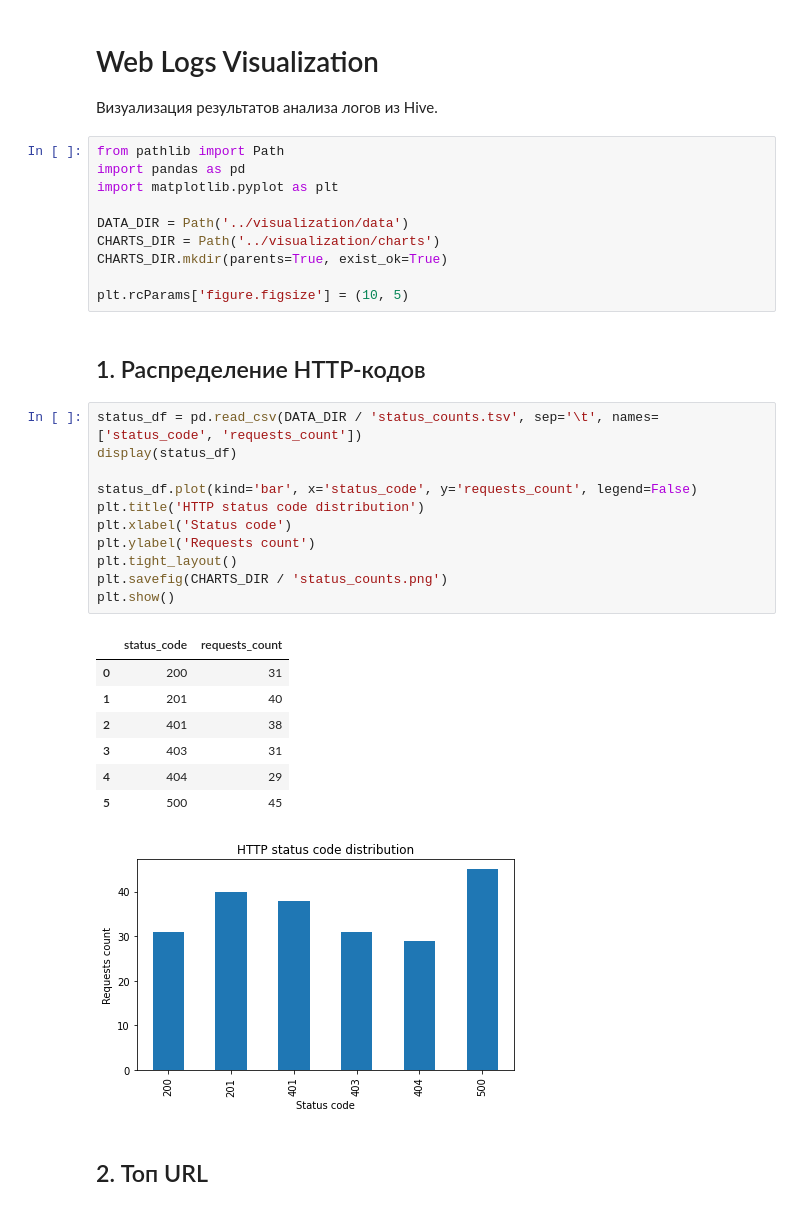
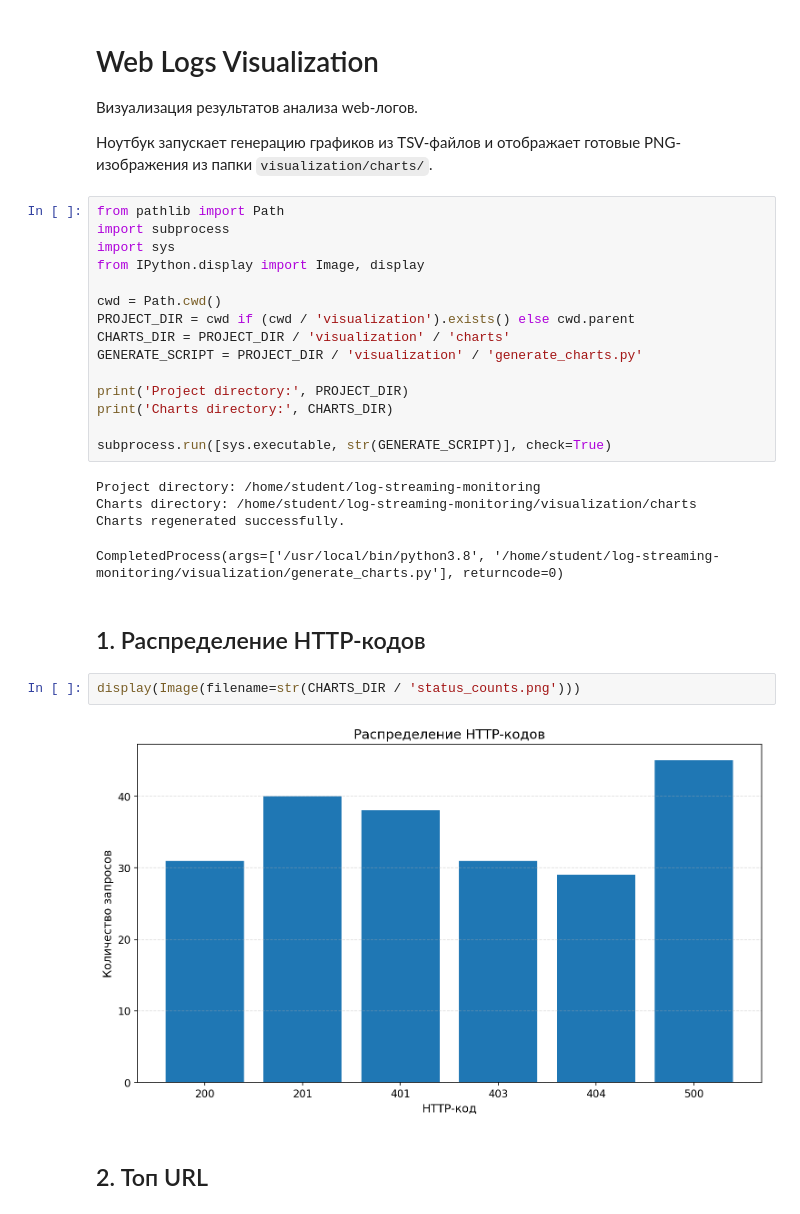
Before and after one commit to redvish/log-streaming-monitoring, a Jupyter notebook: notebooks/log_visualization_executed.ipynb, the cells around one changed output. Drawn from its saved outputs; the diff is of its cells as text.

Commit message:
Improve visualization charts

```diff
--- a/notebooks/log_visualization_executed.ipynb
+++ b/notebooks/log_visualization_executed.ipynb
@@ -1,38 +1,34 @@
 # %% [markdown]
 # Web Logs Visualization
 
-Визуализация результатов анализа логов из Hive.
+Визуализация результатов анализа web-логов.
+
+Ноутбук запускает генерацию графиков из TSV-файлов и отображает готовые PNG-изображения из папки `visualization/charts/`.
-# %%
-from pathlib import Path
-import pandas as pd
-import matplotlib.pyplot as plt
-
-DATA_DIR = Path('../visualization/data')
-CHARTS_DIR = Path('../visualization/charts')
-CHARTS_DIR.mkdir(parents=True, exist_ok=True)
-
-plt.rcParams['figure.figsize'] = (10, 5)
+# %%
+from pathlib import Path
+import subprocess
+import sys
+from IPython.display import Image, display
+
+cwd = Path.cwd()
+PROJECT_DIR = cwd if (cwd / 'visualization').exists() else cwd.parent
+CHARTS_DIR = PROJECT_DIR / 'visualization' / 'charts'
+GENERATE_SCRIPT = PROJECT_DIR / 'visualization' / 'generate_charts.py'
+
+print('Project directory:', PROJECT_DIR)
+print('Charts directory:', CHARTS_DIR)
+
+subprocess.run([sys.executable, str(GENERATE_SCRIPT)], check=True)
+# %% [output]
+Project directory: /home/student/log-streaming-monitoring
+Charts directory: /home/student/log-streaming-monitoring/visualization/charts
+Charts regenerated successfully.
+CompletedProcess(args=['/usr/local/bin/python3.8', '/home/student/log-streaming-monitoring/visualization/generate_charts.py'], returncode=0)
 # %% [markdown]
 ## 1. Распределение HTTP-кодов
-# %%
-status_df = pd.read_csv(DATA_DIR / 'status_counts.tsv', sep='\t', names=['status_code', 'requests_count'])
-display(status_df)
-
-status_df.plot(kind='bar', x='status_code', y='requests_count', legend=False)
-plt.title('HTTP status code distribution')
-plt.xlabel('Status code')
-plt.ylabel('Requests count')
-plt.tight_layout()
-plt.savefig(CHARTS_DIR / 'status_counts.png')
-plt.show()
-# %% [output]
-|  | status_code | requests_count |
-| 0 | 200 | 31 |
-| 1 | 201 | 40 |
-| 2 | 401 | 38 |
-| 3 | 403 | 31 |
-| 4 | 404 | 29 |
-| 5 | 500 | 45 |
-[figure, removed]
+# %%
+display(Image(filename=str(CHARTS_DIR / 'status_counts.png')))
+# %% [output]
+[figure, added]
 # %% [markdown]
 ## 2. Топ URL
```
Also changed, not shown: parts of 10 cells of this notebook, 8 other files.
